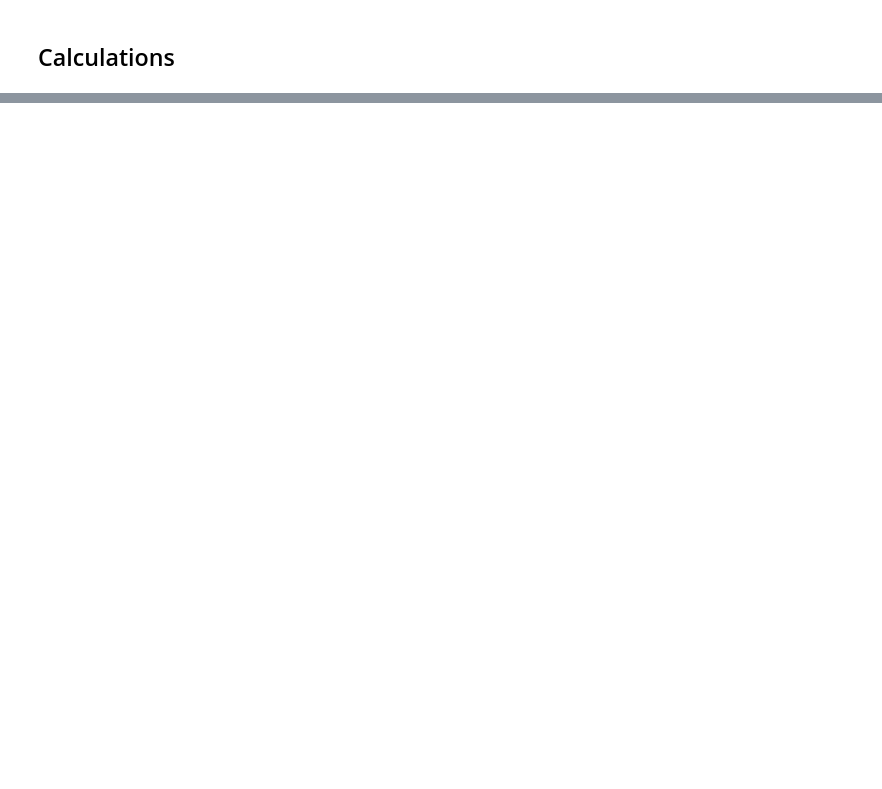
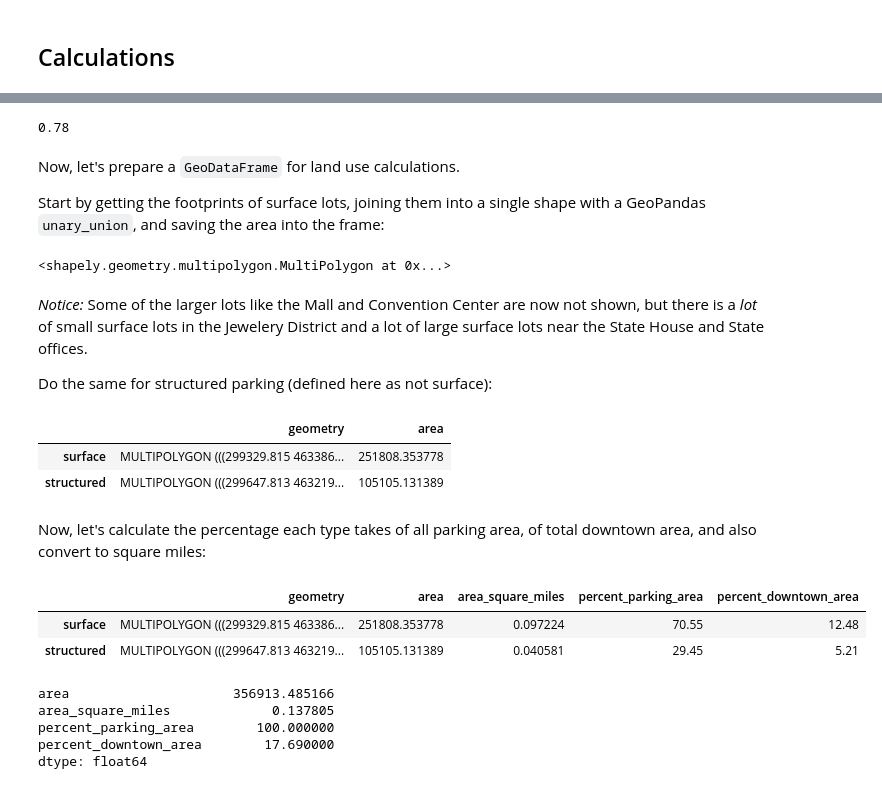
Before and after one commit to chris-sarli/parking-analysis, a Jupyter notebook: notebooks/calculations.ipynb, the cells around one changed output, grey strips where cells are left out. Saved outputs shown, nothing was run; the diff lists cells and outputs as text; code cells hidden in the pictures; blank space fills up the shorter version.

Commit message:
Updated calculations, including land use

```diff
--- a/notebooks/calculations.ipynb
+++ b/notebooks/calculations.ipynb
@@ -174,0 +168,61 @@ calculations['surface']
+# %%
+def convert_area(sq_meters, decimals=2):
+    area_obj = Area(sq_m=sq_meters)
+    return float(round(Decimal(area_obj.sq_mi), decimals))
+
+convert_area(downtown_area)
+# %% [output]
+0.78
+# %% [markdown]
+Now, let's prepare a `GeoDataFrame` for land use calculations.
+
+Start by getting the footprints of surface lots, joining them into a single shape with a GeoPandas `unary_union`, and saving the area into the frame:
+# %%
+land_use = gpd.GeoDataFrame(columns=['geometry', 'area'])
+land_use.set_geometry('geometry')
+
+footprints_surface = footprints.query('parking=="surface"').geometry.unary_union
+footprints_surface
+# %% [output]
+<shapely.geometry.multipolygon.MultiPolygon at 0x...>
+# %%
+land_use.loc['surface'] = [footprints_surface, footprints_surface.area]
+# %% [markdown]
+*Notice:* Some of the larger lots like the Mall and Convention Center are now not shown, but there is a *lot* of small surface lots in the Jewelery District and a lot of large surface lots near the State House and State offices.
+
+Do the same for structured parking (defined here as not surface):
+# %%
+footprints_structured = footprints.query('parking!="surface"').geometry.unary_union
+
+land_use.loc['structured'] = [footprints_structured, footprints_structured.area]
+land_use
+# %% [output]
+|  | geometry | area |
+| surface | MULTIPOLYGON (((299329.815 463386... | 251808.353778 |
+| structured | MULTIPOLYGON (((299647.813 463219... | 105105.131389 |
+# %% [markdown]
+Now, let's calculate the percentage each type takes of all parking area, of total downtown area, and also convert to square miles:
+# %%
+land_use['area_square_miles'] = list(map(lambda x: Area(sq_m=x).sq_mi, land_use['area']))
+# %%
+total_parking_area = land_use['area'].sum()
+
+calc_park_area_percent = lambda x: float(round(Decimal(x / total_parking_area) * 100, 2))
+calc_downtown_area_percent = lambda x: float(round(Decimal(x / downtown_area) * 100, 2))
+
+land_use['percent_parking_area'] = list(map(calc_park_area_percent, land_use['area']))
+land_use['percent_downtown_area'] = list(map(calc_downtown_area_percent, land_use['area']))
+# %%
+land_use
+# %% [output]
+|  | geometry | area | area_square_miles | percent_parking_area | percent_downtown_area |
+| surface | MULTIPOLYGON (((299329.815 463386... | 251808.353778 | 0.097224 | 70.55 | 12.48 |
+| structured | MULTIPOLYGON (((299647.813 463219... | 105105.131389 | 0.040581 | 29.45 | 5.21 |
+# %%
+land_use.sum()
+# %% [output]
+area                     356913.485166
+area_square_miles             0.137805
+percent_parking_area        100.000000
+percent_downtown_area        17.690000
+dtype: float64
```
Also changed, not shown: parts of 25 cells of this notebook.
